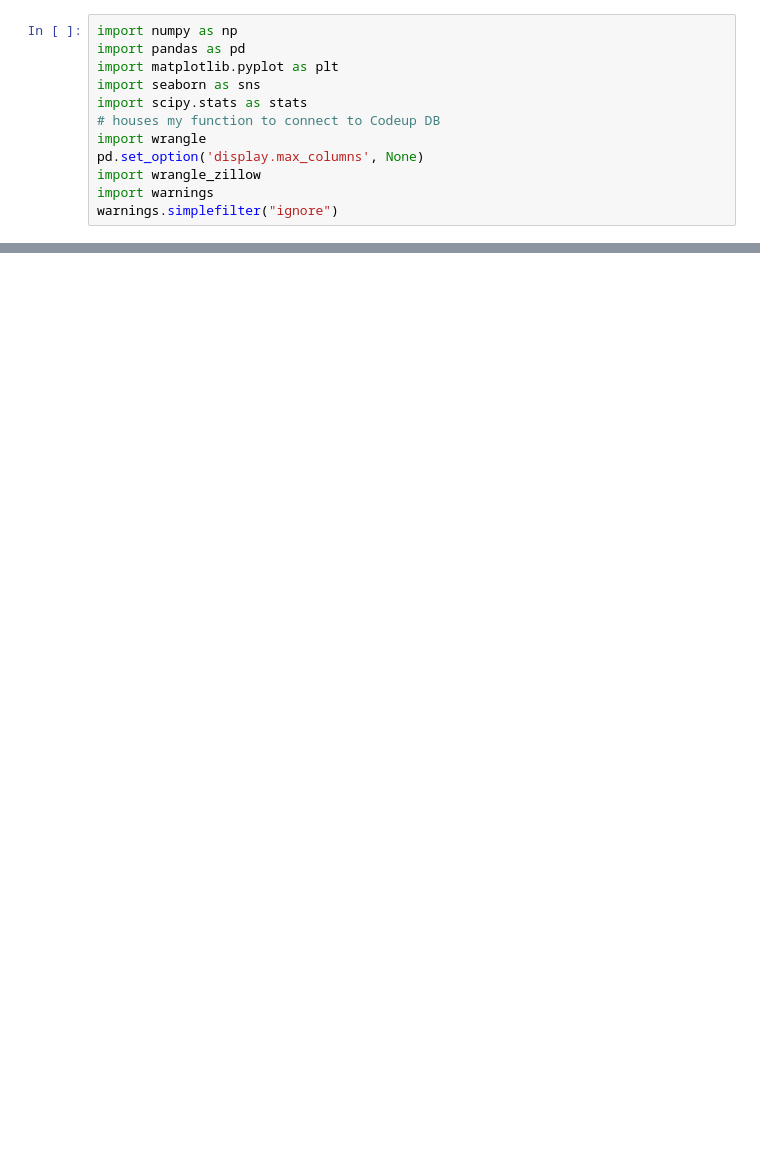
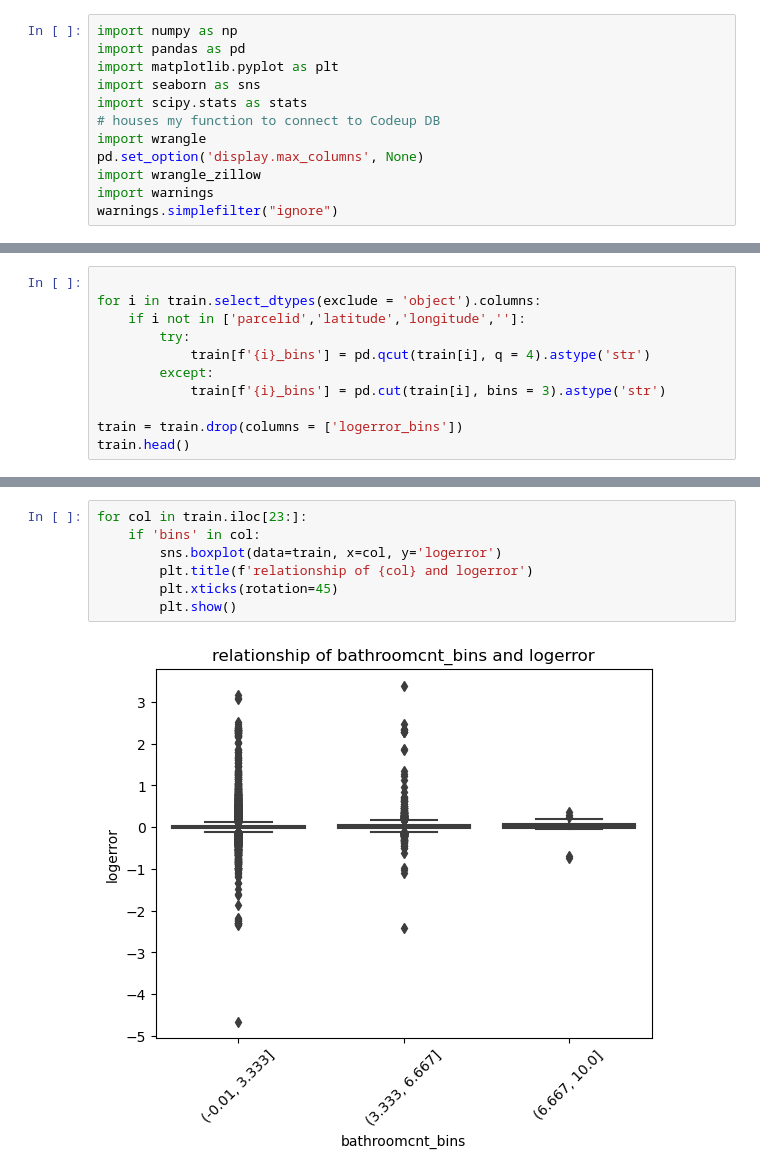
Before and after one commit to Divante222/clustering-exercises, a Jupyter notebook: explore_zillow.ipynb, the cells around one changed output, grey strips where cells are left out. Drawn from its saved outputs; the diff is of its cells as text; blank space fills up the shorter version.

```diff
--- a/explore_zillow.ipynb
+++ b/explore_zillow.ipynb
@@ -85,0 +119,11 @@ Number of Observations Above Upper Bound: {subset.count()}
+# %%
+
+for i in train.select_dtypes(exclude = 'object').columns:
+    if i not in ['parcelid','latitude','longitude','']:
+        try:
+            train[f'{i}_bins'] = pd.qcut(train[i], q = 4).astype('str')
+        except:
+            train[f'{i}_bins'] = pd.cut(train[i], bins = 3).astype('str')
+
+train = train.drop(columns = ['logerror_bins'])
+train.head()
@@ -85,0 +137,9 @@ Number of Observations Above Upper Bound: {subset.count()}
+# %%
+for col in train.iloc[23:]:
+    if 'bins' in col:
+        sns.boxplot(data=train, x=col, y='logerror')
+        plt.title(f'relationship of {col} and logerror')
+        plt.xticks(rotation=45)
+        plt.show()
+# %% [output]
+[figure, added]
```
Also changed, not shown: parts of 13 cells of this notebook, 1 other file.
